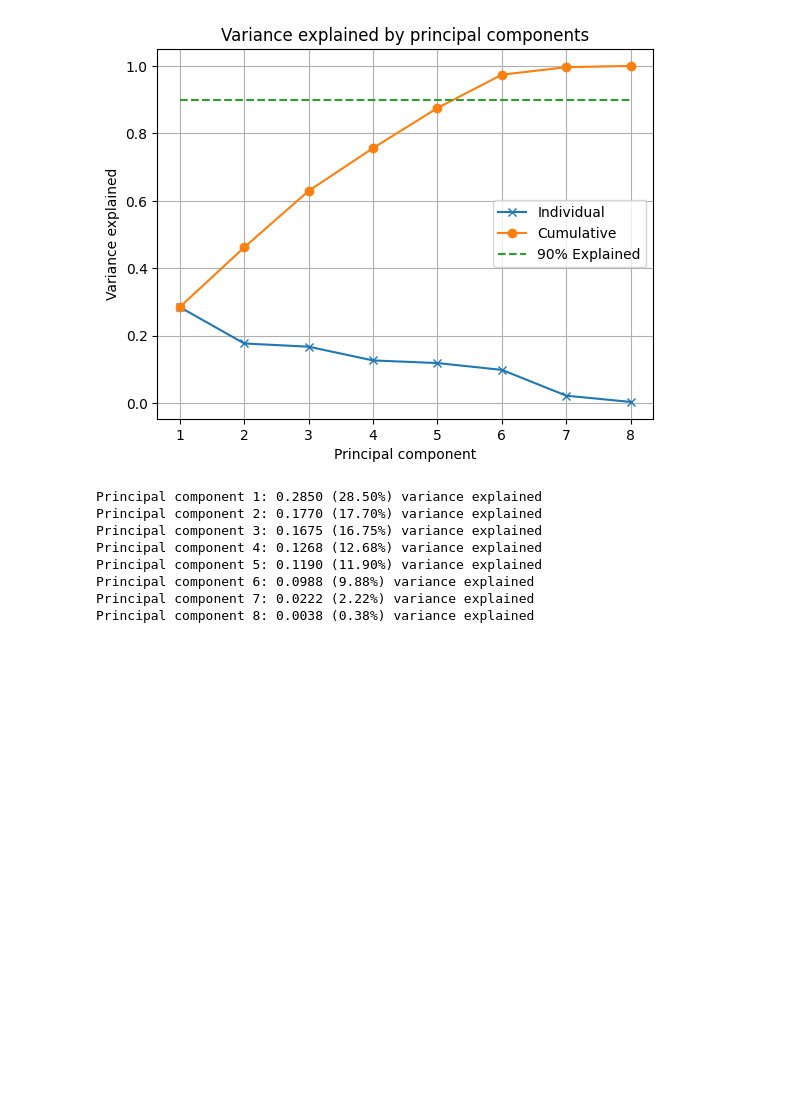
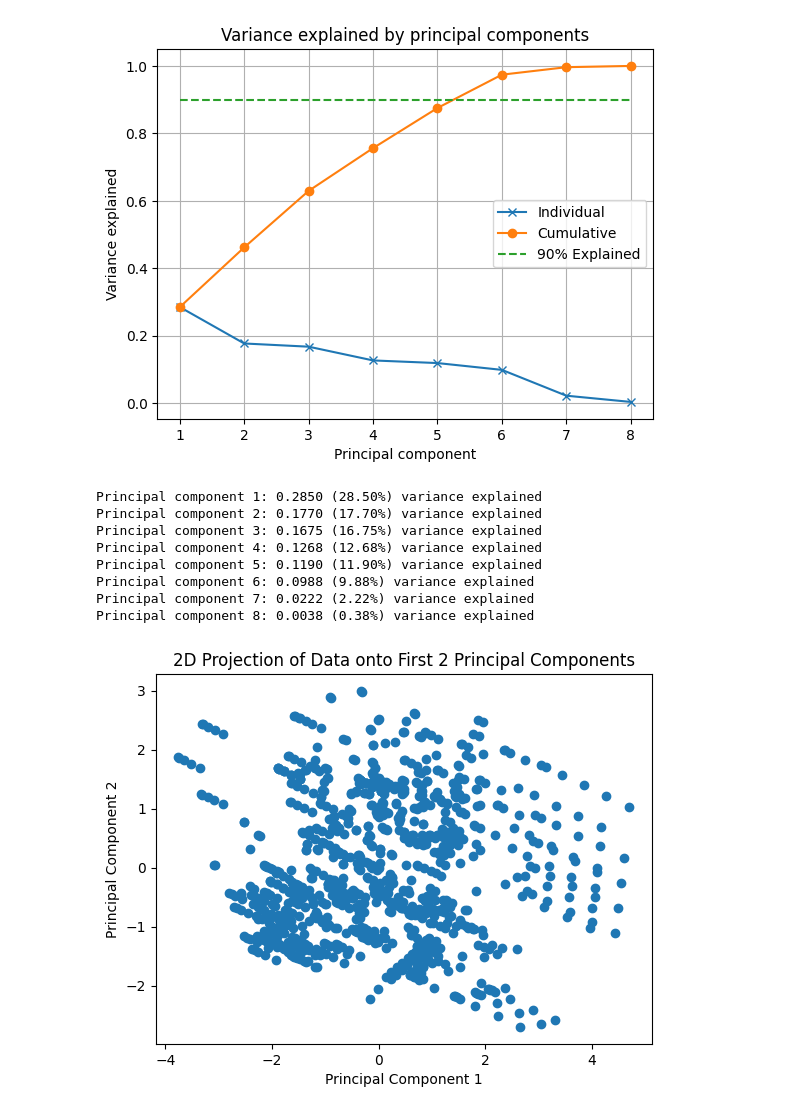
Before and after one commit to bertrambendsen/concrete_compressive_strength, a Jupyter notebook: main.ipynb, the cells around one changed output. Cells and saved outputs as stored; diff of their text form; code cells hidden in the pictures; blank space fills up the shorter version.

```diff
--- a/main.ipynb
+++ b/main.ipynb
@@ -119,3 +124,16 @@ Principal component 5: 0.1190 (11.90%) variance explained
 Principal component 6: 0.0988 (9.88%) variance explained
 Principal component 7: 0.0222 (2.22%) variance explained
 Principal component 8: 0.0038 (0.38%) variance explained
+# %%
+""" 2D plot """
+
+X_2d = input_pca[:, :2]  # Select the first 2 components
+
+#Plot the transformed data
+plt.scatter(X_2d[:, 0], X_2d[:, 1])
+plt.xlabel('Principal Component 1')
+plt.ylabel('Principal Component 2')
+plt.title('2D Projection of Data onto First 2 Principal Components')
+plt.show()
+# %% [output]
+[figure, added]
```
Also changed, not shown: parts of 3 cells of this notebook, 1 other file.
